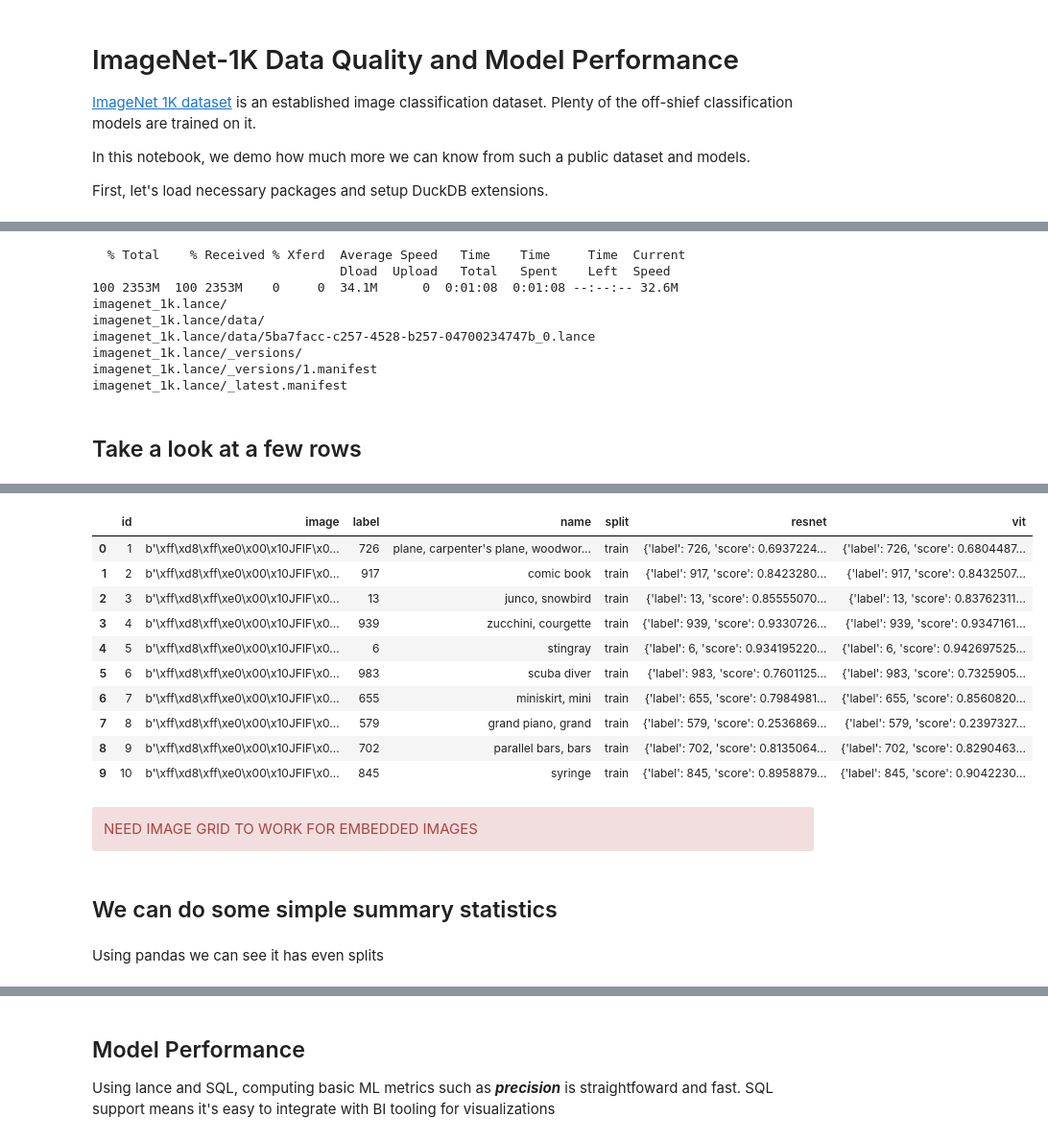
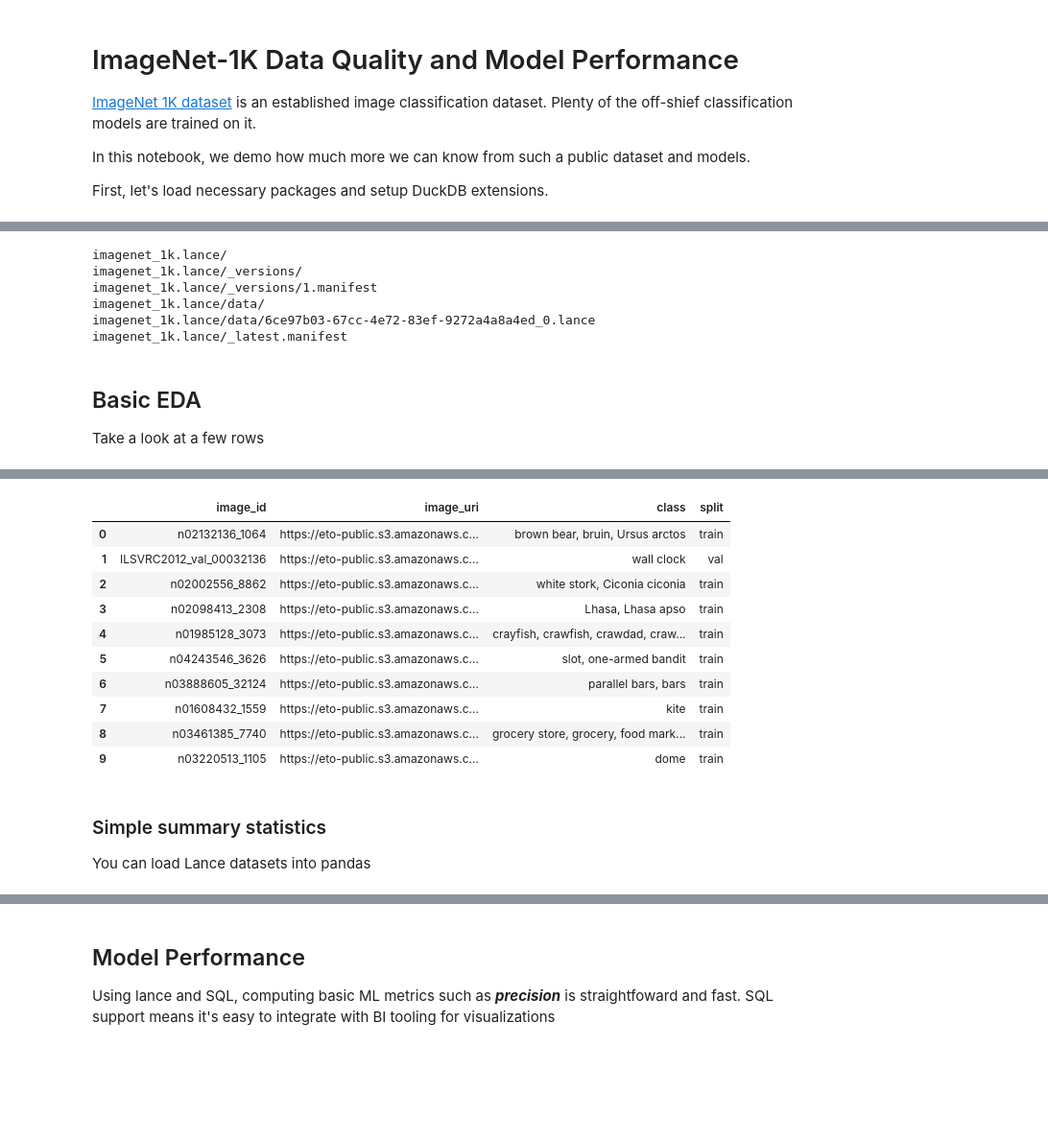
Before and after one commit to gsajko/lance, a Jupyter notebook: python/notebooks/imagenet.ipynb, the cells around one changed output, grey strips where cells are left out. Shown: that part at 96% size. Cells and saved outputs as stored; diff of their text form; code cells hidden in the pictures; blank space fills up the shorter version.

```diff
--- a/python/notebooks/imagenet.ipynb
+++ b/python/notebooks/imagenet.ipynb
@@ -22,14 +24,16 @@ import pyarrow as pa
 # %%
-!rm -rf /tmp/imagenet*
-!curl https://eto-public.s3.amazonaws.com/datasets/imagenet_1k/imagenet_1k.lance.tar.gz --output /tmp/imagenet.lance.tar.gz
+%%time
+
+if MODE == "generate":
+    !rm -rf /tmp/imagenet.lance.tar.gz
+    !curl https://eto-public.s3.amazonaws.com/datasets/imagenet_1k/imagenet_1k.lance.tar.gz --output /tmp/imagenet.lance.tar.gz
+
+!rm -rf /tmp/imagenet*.lance
 !cd /tmp && tar -xvf imagenet.lance.tar.gz
 # %% [output]
-  % Total    % Received % Xferd  Average Speed   Time    Time     Time  Current
-                                 Dload  Upload   Total   Spent    Left  Speed
-100 2353M  100 2353M    0     0  34.1M      0  0:01:08  0:01:08 --:--:-- 32.6M
 imagenet_1k.lance/
-imagenet_1k.lance/data/
-imagenet_1k.lance/data/5ba7facc-c257-4528-b257-04700234747b_0.lance
 imagenet_1k.lance/_versions/
 imagenet_1k.lance/_versions/1.manifest
+imagenet_1k.lance/data/
+imagenet_1k.lance/data/6ce97b03-67cc-4e72-83ef-9272a4a8a4ed_0.lance
 imagenet_1k.lance/_latest.manifest
@@ -37,9 +47,14 @@ imagenet_1k.lance/_latest.manifest
 uri = "/tmp/imagenet_1k.lance"
 ds = lance.dataset(uri)
 # %% [markdown]
-## Take a look at a few rows
+## Basic EDA
+
+Take a look at a few rows
 # %%
-%%sql df <<
+%%sql
 
-SELECT * FROM ds LIMIT 10;
+SELECT image_id, image_uri, class, split
+FROM ds
+WHERE class <> ''
+USING SAMPLE 10
 # %% [output]
@@ -47,22 +62,18 @@ Took 0.49007582664489746
-|  | id | image | label | name | split | resnet | vit |
-| 0 | 1 | b'\xff\xd8\xff\xe0\x00\x10JFIF\x0... | 726 | plane, carpenter's plane, woodwor... | train | {'label': 726, 'score': 0.6937224... | {'label': 726, 'score': 0.6804487... |
-| 1 | 2 | b'\xff\xd8\xff\xe0\x00\x10JFIF\x0... | 917 | comic book | train | {'label': 917, 'score': 0.8423280... | {'label': 917, 'score': 0.8432507... |
-| 2 | 3 | b'\xff\xd8\xff\xe0\x00\x10JFIF\x0... | 13 | junco, snowbird | train | {'label': 13, 'score': 0.85555070... | {'label': 13, 'score': 0.83762311... |
-| 3 | 4 | b'\xff\xd8\xff\xe0\x00\x10JFIF\x0... | 939 | zucchini, courgette | train | {'label': 939, 'score': 0.9330726... | {'label': 939, 'score': 0.9347161... |
-| 4 | 5 | b'\xff\xd8\xff\xe0\x00\x10JFIF\x0... | 6 | stingray | train | {'label': 6, 'score': 0.934195220... | {'label': 6, 'score': 0.942697525... |
-| 5 | 6 | b'\xff\xd8\xff\xe0\x00\x10JFIF\x0... | 983 | scuba diver | train | {'label': 983, 'score': 0.7601125... | {'label': 983, 'score': 0.7325905... |
-| 6 | 7 | b'\xff\xd8\xff\xe0\x00\x10JFIF\x0... | 655 | miniskirt, mini | train | {'label': 655, 'score': 0.7984981... | {'label': 655, 'score': 0.8560820... |
-| 7 | 8 | b'\xff\xd8\xff\xe0\x00\x10JFIF\x0... | 579 | grand piano, grand | train | {'label': 579, 'score': 0.2536869... | {'label': 579, 'score': 0.2397327... |
-| 8 | 9 | b'\xff\xd8\xff\xe0\x00\x10JFIF\x0... | 702 | parallel bars, bars | train | {'label': 702, 'score': 0.8135064... | {'label': 702, 'score': 0.8290463... |
-| 9 | 10 | b'\xff\xd8\xff\xe0\x00\x10JFIF\x0... | 845 | syringe | train | {'label': 845, 'score': 0.8958879... | {'label': 845, 'score': 0.9042230... |
+|  | image_id | image_uri | class | split |
+| 0 | n02132136_1064 | https://eto-public.s3.amazonaws.c... | brown bear, bruin, Ursus arctos | train |
+| 1 | ILSVRC2012_val_00032136 | https://eto-public.s3.amazonaws.c... | wall clock | val |
+| 2 | n02002556_8862 | https://eto-public.s3.amazonaws.c... | white stork, Ciconia ciconia | train |
+| 3 | n02098413_2308 | https://eto-public.s3.amazonaws.c... | Lhasa, Lhasa apso | train |
+| 4 | n01985128_3073 | https://eto-public.s3.amazonaws.c... | crayfish, crawfish, crawdad, craw... | train |
+| 5 | n04243546_3626 | https://eto-public.s3.amazonaws.c... | slot, one-armed bandit | train |
+| 6 | n03888605_32124 | https://eto-public.s3.amazonaws.c... | parallel bars, bars | train |
+| 7 | n01608432_1559 | https://eto-public.s3.amazonaws.c... | kite | train |
+| 8 | n03461385_7740 | https://eto-public.s3.amazonaws.c... | grocery store, grocery, food mark... | train |
+| 9 | n03220513_1105 | https://eto-public.s3.amazonaws.c... | dome | train |
-# %% [markdown]
-<div class="alert alert-block alert-danger">
-    NEED IMAGE GRID TO WORK FOR EMBEDDED IMAGES
-</div>
 # %% [markdown]
-## We can do some simple summary statistics
+### Simple summary statistics
+
+You can load Lance datasets into pandas
-# %% [markdown]
-Using pandas we can see it has even splits
 # %%
 (ds.scanner(columns=["split"])
  .to_table().to_pandas()
```
Also changed, not shown: parts of 58 cells of this notebook.
